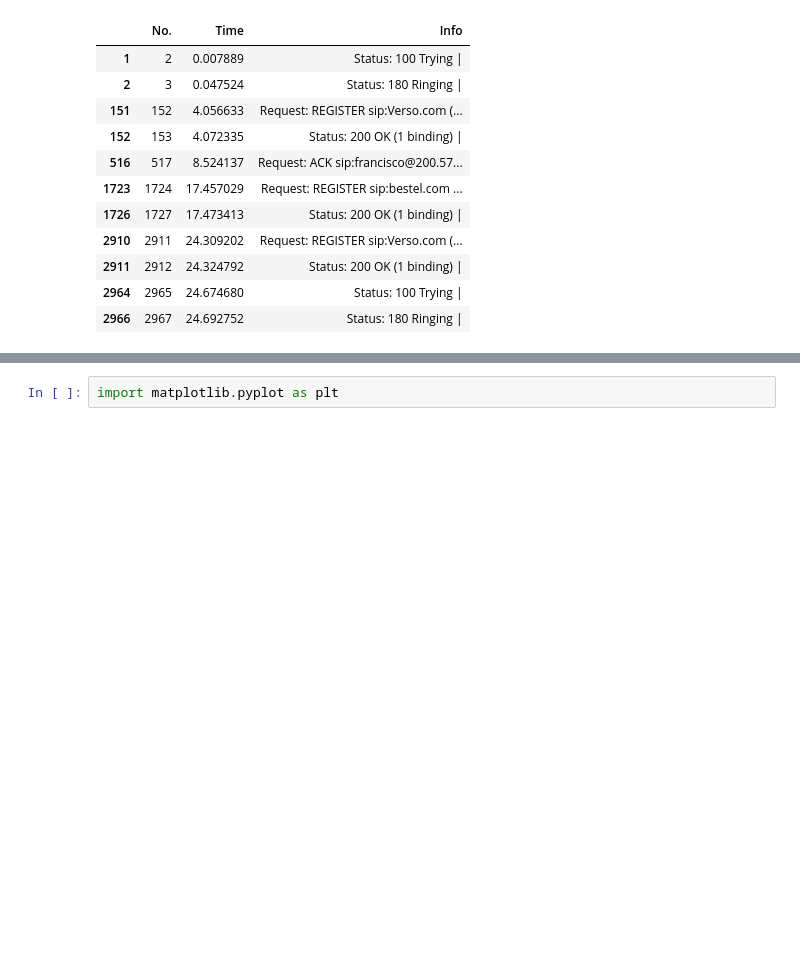
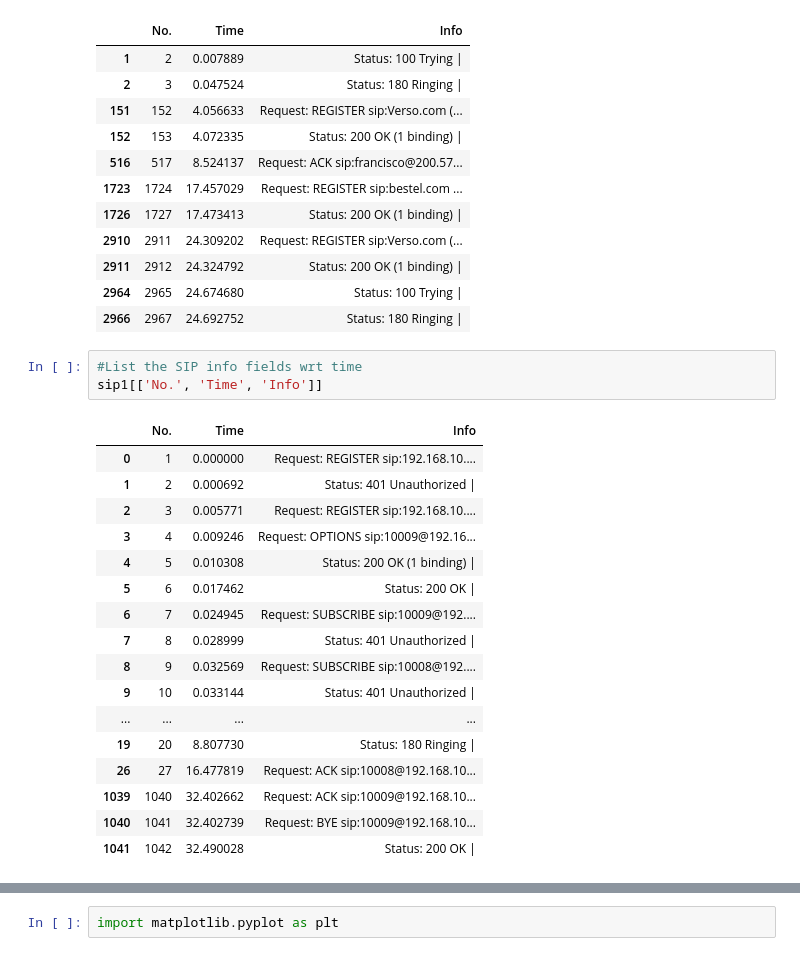
Before and after one commit to akashdecoder/CISCO_PROJECT_SIP_PROTOCOL, a Jupyter notebook: SIPAnalysis.ipynb, the cells around one changed output, grey strips where cells are left out. Cells and saved outputs as stored; diff of their text form; blank space fills up the shorter version.

```diff
--- a/SIPAnalysis.ipynb
+++ b/SIPAnalysis.ipynb
@@ -61,4 +111,25 @@ sip[['No.', 'Time', 'Info']]
 | 2911 | 2912 | 24.324792 | Status: 200 OK (1 binding) | |
 | 2964 | 2965 | 24.674680 | Status: 100 Trying | |
 | 2966 | 2967 | 24.692752 | Status: 180 Ringing | |
+# %%
+#List the SIP info fields wrt time
+sip1[['No.', 'Time', 'Info']]
+# %% [output]
+|  | No. | Time | Info |
+| 0 | 1 | 0.000000 | Request: REGISTER sip:192.168.10.... |
+| 1 | 2 | 0.000692 | Status: 401 Unauthorized | |
+| 2 | 3 | 0.005771 | Request: REGISTER sip:192.168.10.... |
+| 3 | 4 | 0.009246 | Request: OPTIONS sip:10009@192.16... |
+| 4 | 5 | 0.010308 | Status: 200 OK (1 binding) | |
+| 5 | 6 | 0.017462 | Status: 200 OK | |
+| 6 | 7 | 0.024945 | Request: SUBSCRIBE sip:10009@192.... |
+| 7 | 8 | 0.028999 | Status: 401 Unauthorized | |
+| 8 | 9 | 0.032569 | Request: SUBSCRIBE sip:10008@192.... |
+| 9 | 10 | 0.033144 | Status: 401 Unauthorized | |
+| ... | ... | ... | ... |
+| 19 | 20 | 8.807730 | Status: 180 Ringing | |
+| 26 | 27 | 16.477819 | Request: ACK sip:10008@192.168.10... |
+| 1039 | 1040 | 32.402662 | Request: ACK sip:10009@192.168.10... |
+| 1040 | 1041 | 32.402739 | Request: BYE sip:10009@192.168.10... |
+| 1041 | 1042 | 32.490028 | Status: 200 OK | |
 # %%
```
Also changed, not shown: parts of 15 cells of this notebook, 3 other files.
